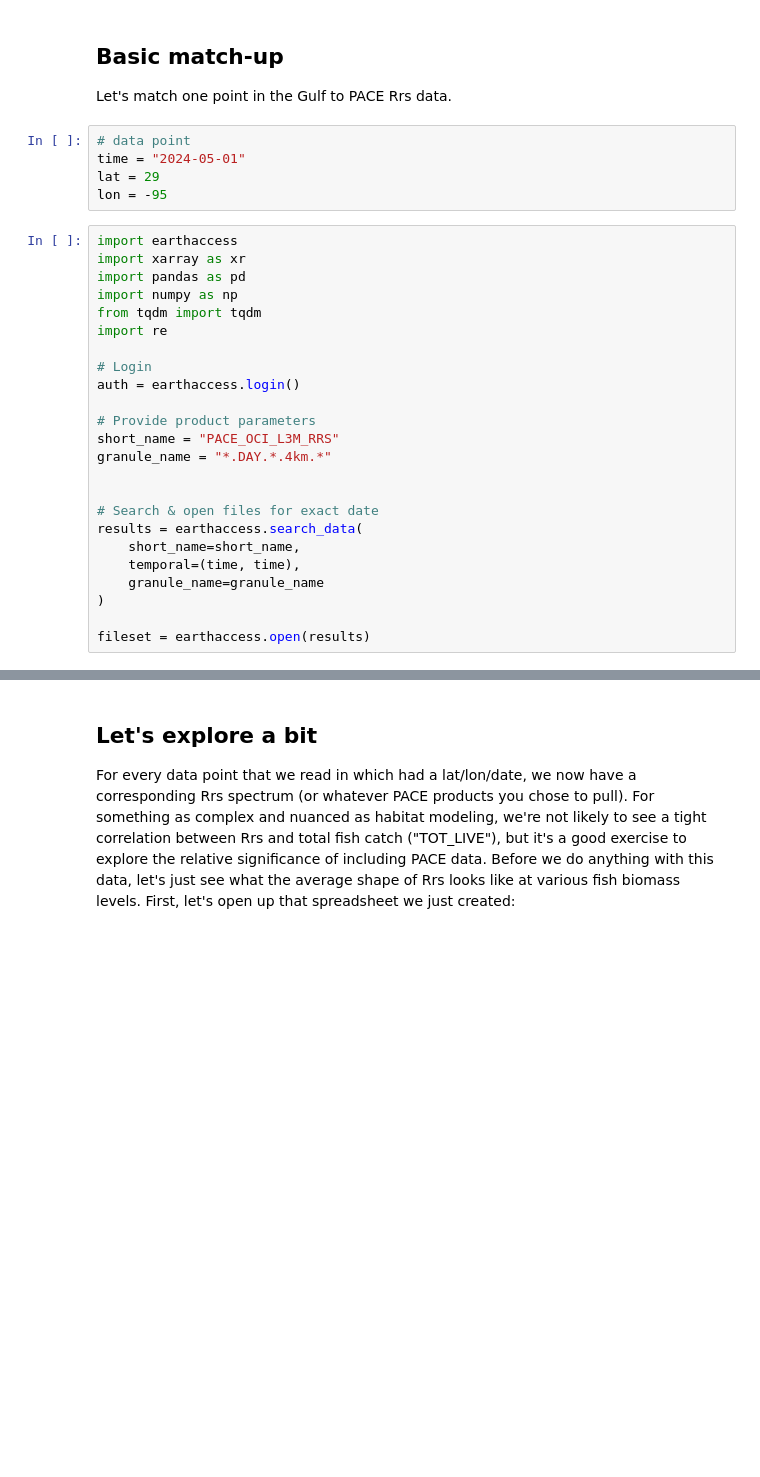
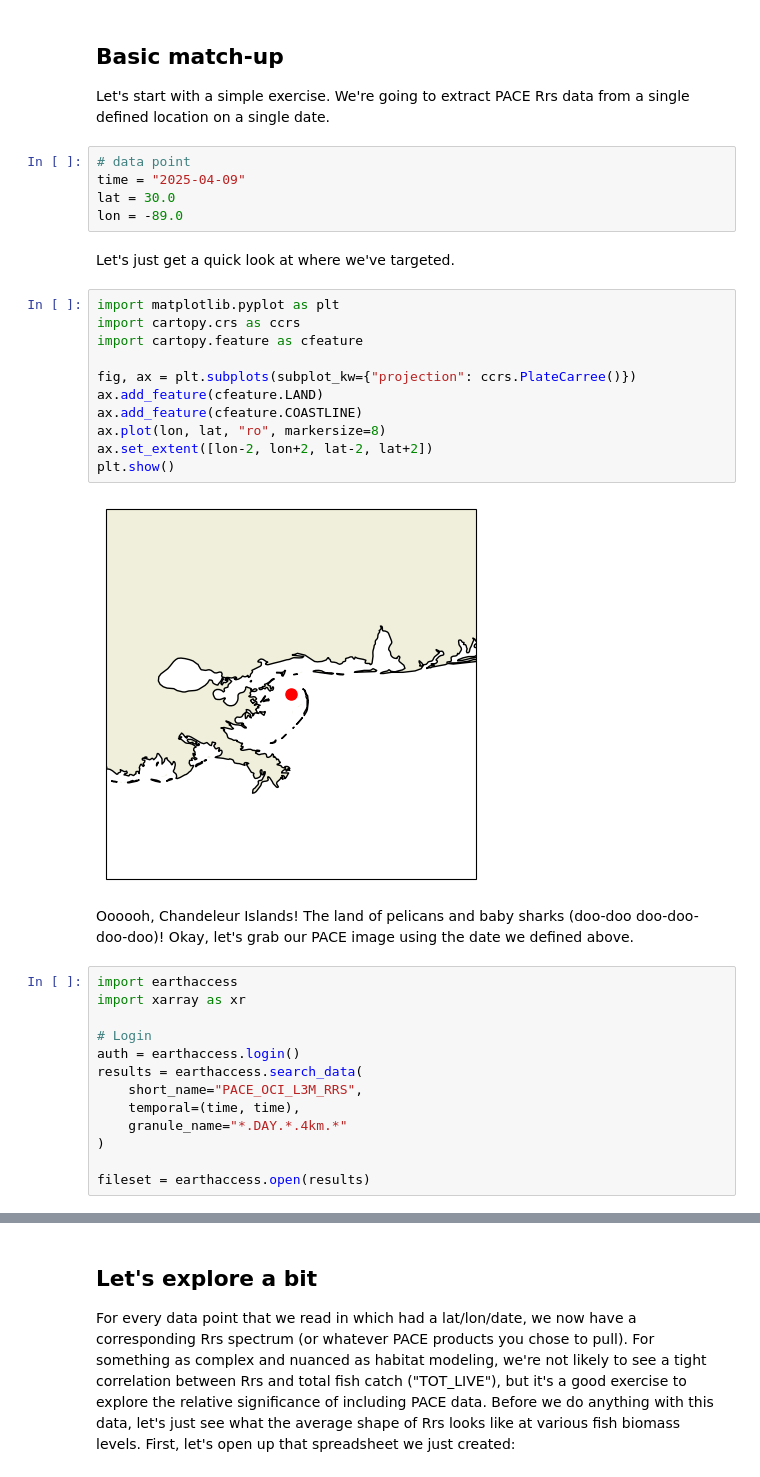
Before and after one commit to fish-pace/2025-tutorials, a Jupyter notebook: matchups.ipynb, the cells around one changed output, grey strips where cells are left out. Drawn from its saved outputs; the diff is of its cells as text; blank space fills up the shorter version.

Commit message:
Updated matchups per Eli + Ryan meeting

```diff
--- a/matchups.ipynb
+++ b/matchups.ipynb
@@ -27,33 +26,39 @@ This tutorial will show you how to extract PACE variable for your lat/lon/time p
 # %% [markdown]
 ## Basic match-up
 
-Let's match one point in the Gulf to PACE Rrs data.
+Let's start with a simple exercise. We're going to extract PACE Rrs data from a single defined location on a single date.
 # %%
 # data point
-time = "2024-05-01"
-lat = 29
-lon = -95
+time = "2025-04-09"
+lat = 30.0
+lon = -89.0
+# %% [markdown]
+Let's just get a quick look at where we've targeted.
+# %%
+import matplotlib.pyplot as plt
+import cartopy.crs as ccrs
+import cartopy.feature as cfeature
+
+fig, ax = plt.subplots(subplot_kw={"projection": ccrs.PlateCarree()})
+ax.add_feature(cfeature.LAND)
+ax.add_feature(cfeature.COASTLINE)
+ax.plot(lon, lat, "ro", markersize=8)
+ax.set_extent([lon-2, lon+2, lat-2, lat+2])
+plt.show()
+# %% [output]
+[figure, added]
+# %% [markdown]
+Oooooh, Chandeleur Islands! The land of pelicans and baby sharks (doo-doo doo-doo-doo-doo)! Okay, let's grab our PACE image using the date we defined above.
 # %%
 import earthaccess
 import xarray as xr
-import pandas as pd
-import numpy as np
-from tqdm import tqdm
-import re
 
 # Login
 auth = earthaccess.login()
-
-# Provide product parameters
-short_name = "PACE_OCI_L3M_RRS"
-granule_name = "*.DAY.*.4km.*"
-
-
-# Search & open files for exact date
 results = earthaccess.search_data(
-    short_name=short_name,
+    short_name="PACE_OCI_L3M_RRS",
     temporal=(time, time),
-    granule_name=granule_name
+    granule_name="*.DAY.*.4km.*"
 )
 
 fileset = earthaccess.open(results)
```
Also changed, not shown: parts of 34 cells of this notebook.
